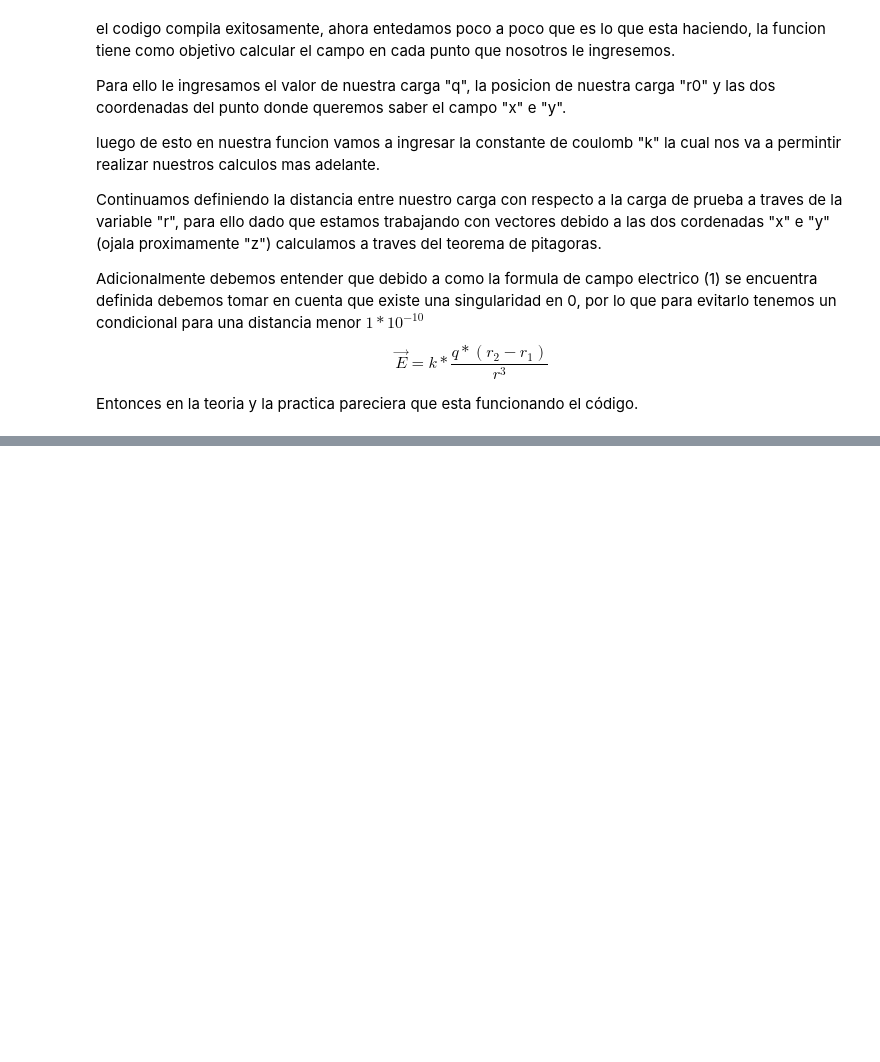
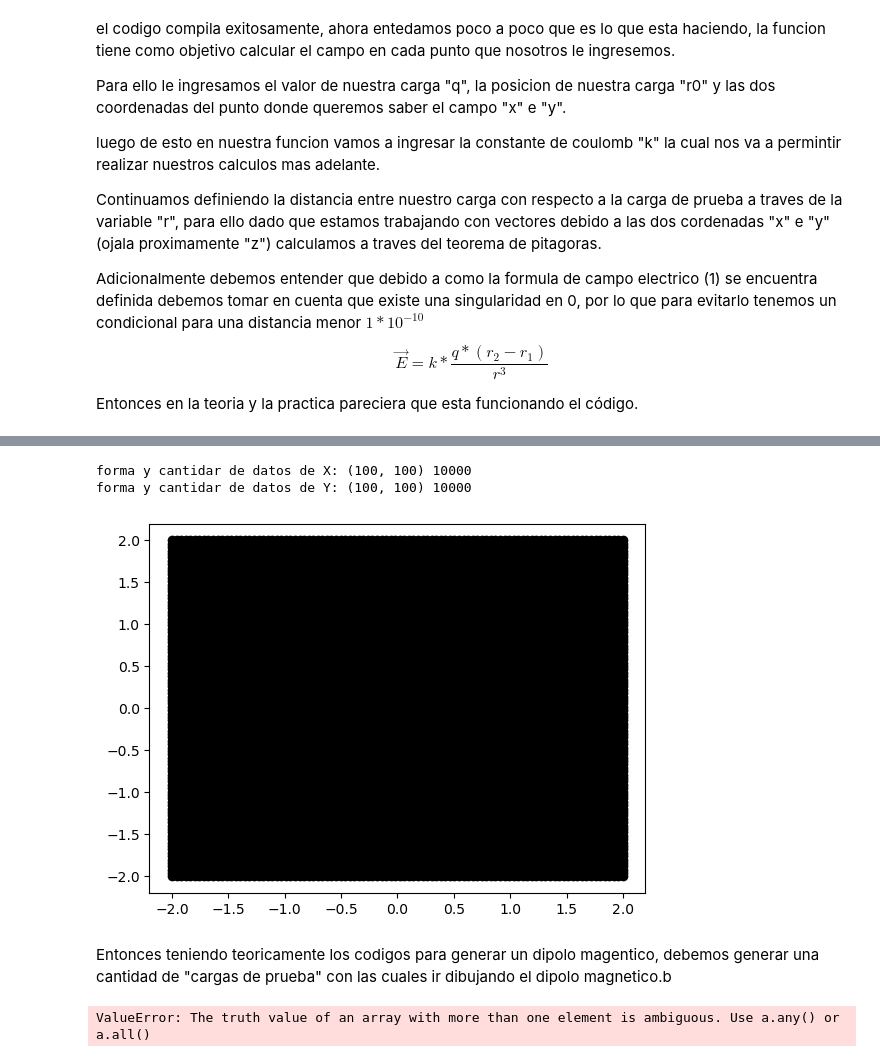
Before and after one commit to edescudero09/Fight-club, a Jupyter notebook: Proyecto 1/Paso_1/Proyec_electric_field.ipynb, the cells around one changed output, grey strips where cells are left out. Saved outputs shown, nothing was run; the diff lists cells and outputs as text; code cells hidden in the pictures; blank space fills up the shorter version.

Commit message:
Update of dipole feature
Now the code work for 2D and 3D, but in 3D is not very easy to see the movement of the field, so i need to improve the modeling

```diff
--- a/Proyecto 1/Paso_1/Proyec_electric_field.ipynb
+++ b/Proyecto 1/Paso_1/Proyec_electric_field.ipynb
@@ -170,0 +180,19 @@ Ahora lo que tenemos aqui son
+# %%
+# Definir el rango de valores para x y y
+x_values = np.linspace(-2, 2, 100)
+y_values = np.linspace(-2, 2, 100)
+X, Y = np.meshgrid(x_values, y_values)
+plt.plot(X, Y, marker='o', color='k', linestyle='none')
+print("forma y cantidar de datos de X:",X.shape,X.size)
+print("forma y cantidar de datos de Y:",Y.shape,Y.size)
+# %% [output]
+forma y cantidar de datos de X: (100, 100) 10000
+forma y cantidar de datos de Y: (100, 100) 10000
+[figure, added]
+# %% [markdown]
+Entonces teniendo teoricamente los codigos para generar un dipolo magentico, debemos generar una cantidad de "cargas de prueba" con las cuales ir dibujando el dipolo magnetico.b
+# %%
+# Calcular el campo eléctrico en cada punto de la malla
+Ex, Ey = electric_field_of_dipole(1, 1, X, Y)
+# %% [output]
+ValueError: The truth value of an array with more than one element is ambiguous. Use a.any() or a.all()
```
Also changed, not shown: parts of 17 cells of this notebook, 2 other files.
